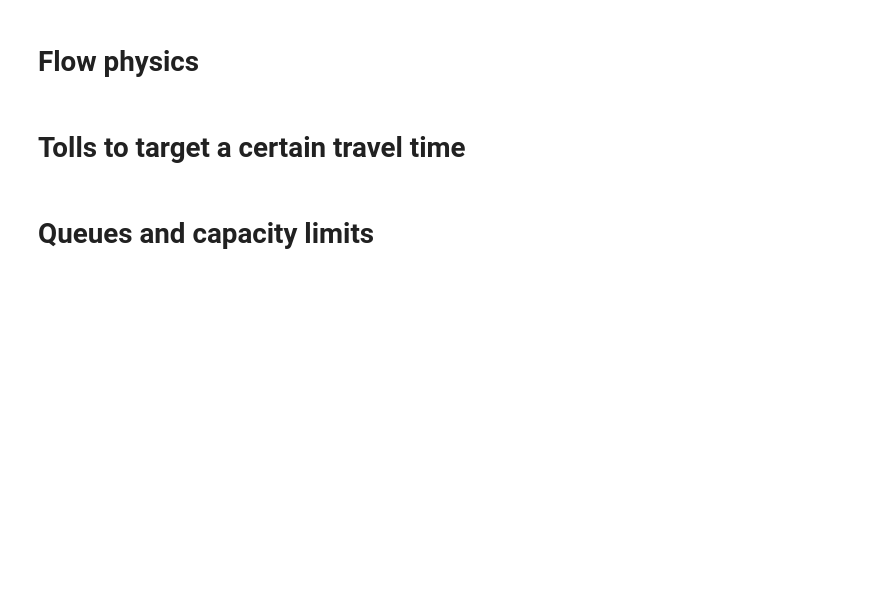
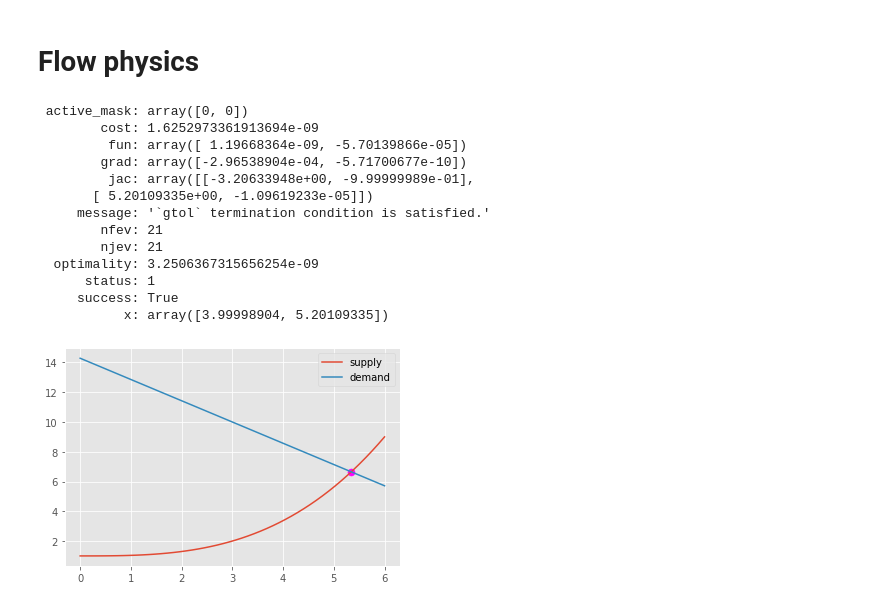
Before and after one commit to lewislehe/419, a Jupyter notebook: lecture-static-models.ipynb, the cells around one changed output. Drawn from its saved outputs; the diff is of its cells as text; code cells hidden in the pictures; blank space fills up the shorter version.

```diff
--- a/lecture-static-models.ipynb
+++ b/lecture-static-models.ipynb
@@ -67,4 +68,50 @@ ks = np.linspace(0,20,100)
-# %% [markdown]
-# Tolls to target a certain travel time
-# %% [markdown]
-# Queues and capacity limits
+# %%
+α=10
+βm = 2
+βt = .7
+γ = 3.
+tf = 1.
+q0 = 4.
+
+Qd = lambda t,m: α - βt*t - βm*m
+Td = lambda q,m: (α - βm*m - q)/βt
+Ts = lambda q: tf*(1+(q/γ)**3)
+
+fig,ax = plt.subplots()
+qs = np.linspace(0,6,50)
+ax.plot(qs,Ts(qs),label='supply')
+ax.plot(qs,Td(qs,0),label='demand')
+ax.legend()
+
+f = lambda q: Td(q,0)- Ts(q)
+
+from collections import namedtuple
+Equilibrium = namedtuple('Equilibrium',['q','t'])
+
+
+q_eq = opt.root(f,x0=5).x[0]
+t_eq = Ts(q_eq)
+eq = Equilibrium(q_eq,t_eq)
+ax.scatter([eq.q],[eq.t],color='magenta',s=50)
+
+f = lambda q,tq: np.array([
+    Td(q,0) - (Ts(q) + tq),
+    (q-q0)*tq
+    ])
+
+opt.least_squares(lambda x: f(x[0],x[1]),x0=(0,20), bounds=((0,0),(q0,np.inf)))
+# %% [output]
+ active_mask: array([0, 0])
+        cost: 1.6252973361913694e-09
+         fun: array([ 1.19668364e-09, -5.70139866e-05])
+        grad: array([-2.96538904e-04, -5.71700677e-10])
+         jac: array([[-3.20633948e+00, -9.99999989e-01],
+       [ 5.20109335e+00, -1.09619233e-05]])
+     message: '`gtol` termination condition is satisfied.'
+        nfev: 21
+        njev: 21
+  optimality: 3.2506367315656254e-09
+      status: 1
+     success: True
+           x: array([3.99998904, 5.20109335])
+[figure, added]
```
Also changed, not shown: parts of 4 cells of this notebook, 1 other file.
